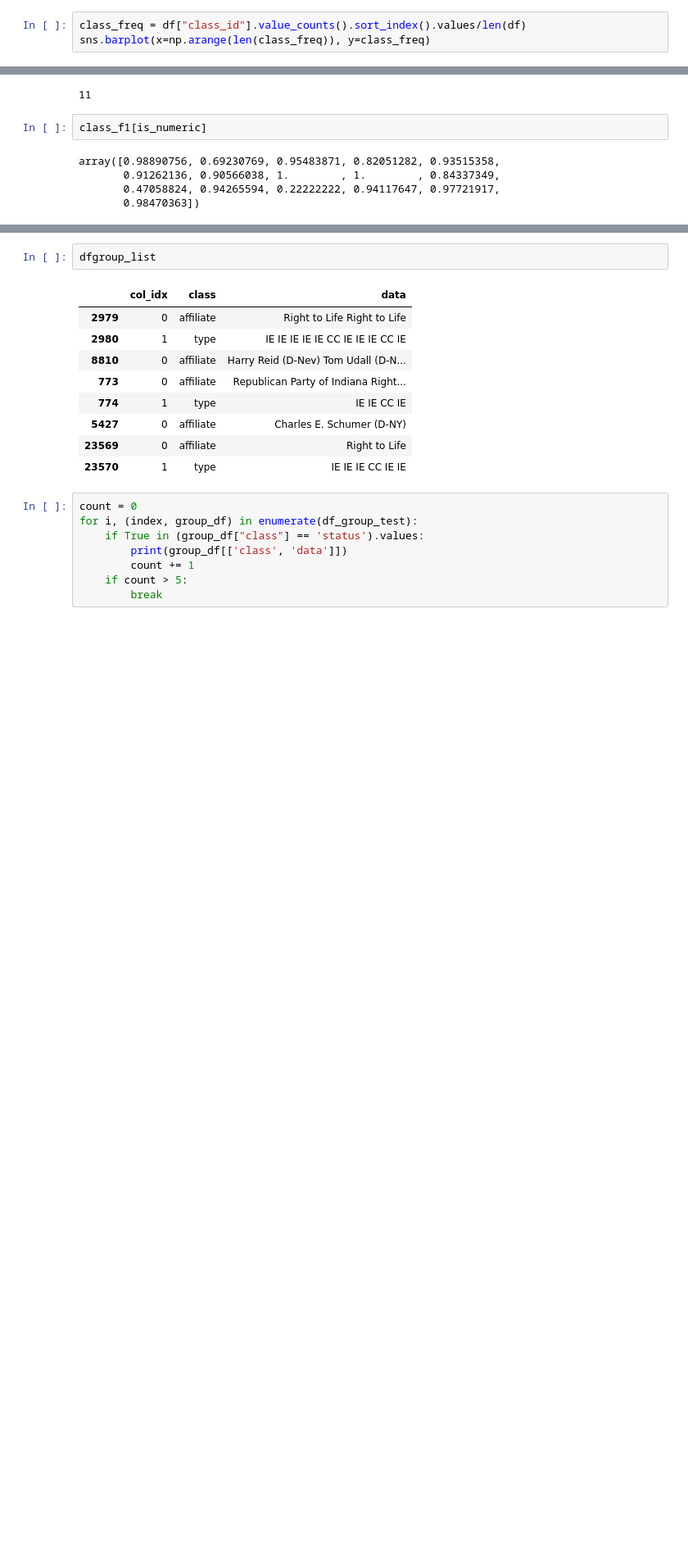
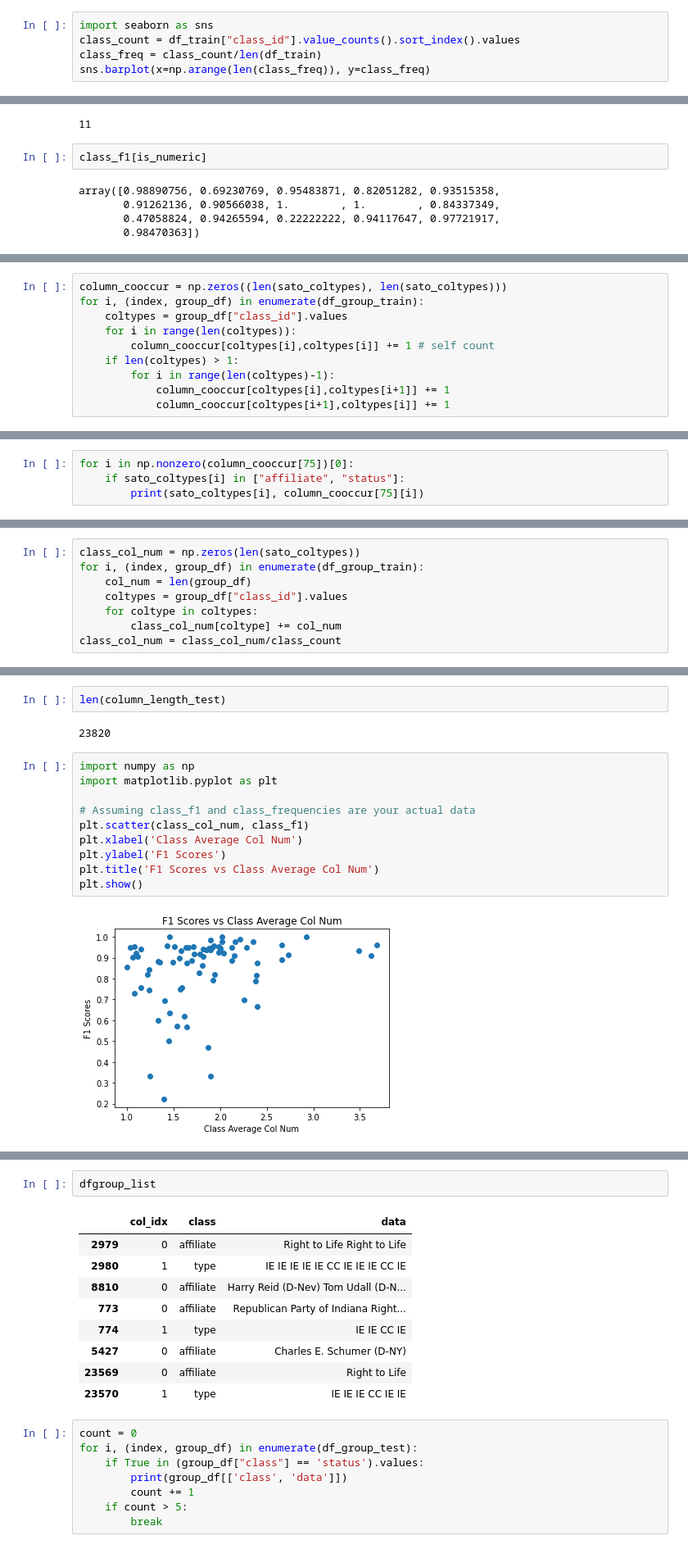
Before and after one commit to TommyDzh/doduo, a Jupyter notebook: doduo/data_viewer.ipynb, the cells around one changed output, grey strips where cells are left out. Shown at 82% size. Cells and saved outputs as stored; diff of their text form; blank space fills up the shorter version.

```diff
--- a/doduo/data_viewer.ipynb
+++ b/doduo/data_viewer.ipynb
@@ -377,5 +395,7 @@ Name: class_id, Length: 78, dtype: int64
 # %%
-class_freq = df["class_id"].value_counts().sort_index().values/len(df)
+import seaborn as sns
+class_count = df_train["class_id"].value_counts().sort_index().values
+class_freq = class_count/len(df_train)
 sns.barplot(x=np.arange(len(class_freq)), y=class_freq)
 # %% [output]
 <Axes: >
@@ -750,0 +865,10 @@ array([0.98890756, 0.69230769, 0.95483871, 0.82051282, 0.93515358,
+# %%
+column_cooccur = np.zeros((len(sato_coltypes), len(sato_coltypes)))
+for i, (index, group_df) in enumerate(df_group_train):
+    coltypes = group_df["class_id"].values
+    for i in range(len(coltypes)):
+        column_cooccur[coltypes[i],coltypes[i]] += 1 # self count
+    if len(coltypes) > 1:
+        for i in range(len(coltypes)-1):
+            column_cooccur[coltypes[i],coltypes[i+1]] += 1
+            column_cooccur[coltypes[i+1],coltypes[i]] += 1
@@ -750,0 +892,4 @@ array([0.98890756, 0.69230769, 0.95483871, 0.82051282, 0.93515358,
+# %%
+for i in np.nonzero(column_cooccur[75])[0]:
+    if sato_coltypes[i] in ["affiliate", "status"]:
+        print(sato_coltypes[i], column_cooccur[75][i])
@@ -751,3 +980,11 @@ array([0.98890756, 0.69230769, 0.95483871, 0.82051282, 0.93515358,
+# %%
+class_col_num = np.zeros(len(sato_coltypes))
+for i, (index, group_df) in enumerate(df_group_train):
+    col_num = len(group_df)
+    coltypes = group_df["class_id"].values
+    for coltype in coltypes:
+        class_col_num[coltype] += col_num
+class_col_num = class_col_num/class_count
 # %%
 count = 0
 dfgroup_list = []
@@ -775,0 +1038,16 @@ dfgroup_list = pd.concat(dfgroup_list, axis=0)
+# %%
+len(column_length_test)
+# %% [output]
+23820
+# %%
+import numpy as np
+import matplotlib.pyplot as plt
+
+# Assuming class_f1 and class_frequencies are your actual data
+plt.scatter(class_col_num, class_f1)
+plt.xlabel('Class Average Col Num')
+plt.ylabel('F1 Scores')
+plt.title('F1 Scores vs Class Average Col Num')
+plt.show()
+# %% [output]
+[figure, added]
```
Also changed, not shown: parts of 41 cells of this notebook, 1 other file.
